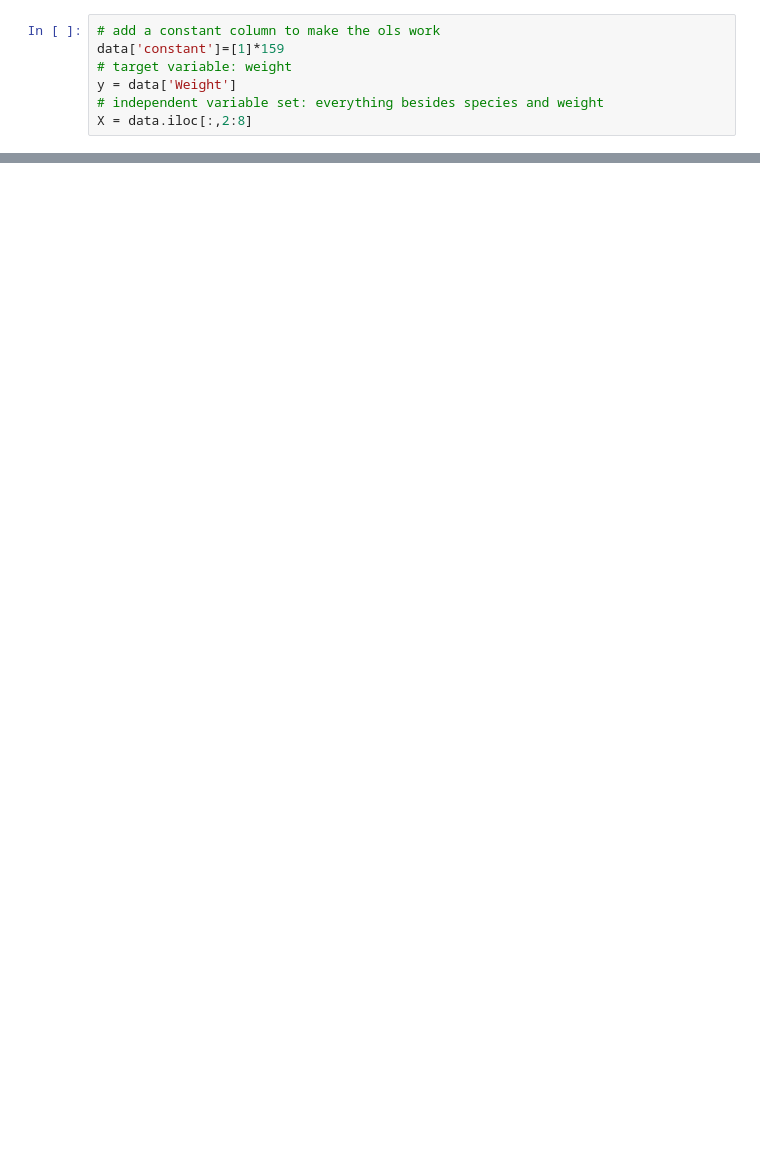
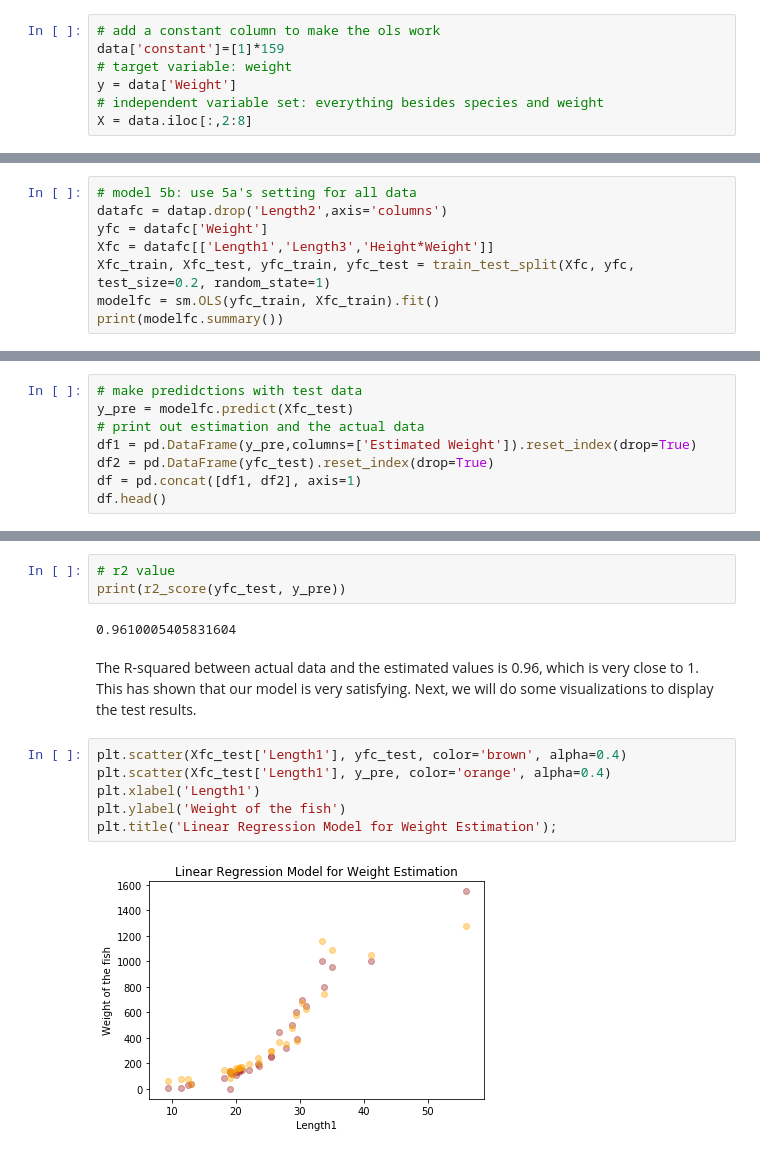
Before and after one commit to haitonglin/stats302, a Jupyter notebook: fish market data analysis/Midterm_fish_market.ipynb, the cells around one changed output, grey strips where cells are left out. Saved outputs shown, nothing was run; the diff lists cells and outputs as text; blank space fills up the shorter version.

```diff
--- a/fish market data analysis/Midterm_fish_market.ipynb
+++ b/fish market data analysis/Midterm_fish_market.ipynb
@@ -485,0 +403,8 @@ strong multicollinearity or other numerical problems.
+# %%
+# model 5b: use 5a's setting for all data
+datafc = datap.drop('Length2',axis='columns')
+yfc = datafc['Weight']
+Xfc = datafc[['Length1','Length3','Height*Weight']]
+Xfc_train, Xfc_test, yfc_train, yfc_test = train_test_split(Xfc, yfc, test_size=0.2, random_state=1)
+modelfc = sm.OLS(yfc_train, Xfc_train).fit()
+print(modelfc.summary())
@@ -485,0 +435,8 @@ strong multicollinearity or other numerical problems.
+# %%
+# make predidctions with test data
+y_pre = modelfc.predict(Xfc_test)
+# print out estimation and the actual data
+df1 = pd.DataFrame(y_pre,columns=['Estimated Weight']).reset_index(drop=True)
+df2 = pd.DataFrame(yfc_test).reset_index(drop=True)
+df = pd.concat([df1, df2], axis=1)
+df.head()
@@ -485,0 +450,15 @@ strong multicollinearity or other numerical problems.
+# %%
+# r2 value
+print(r2_score(yfc_test, y_pre))
+# %% [output]
+0.9610005405831604
+# %% [markdown]
+The R-squared between actual data and the estimated values is 0.96, which is very close to 1. This has shown that our model is very satisfying. Next, we will do some visualizations to display the test results.
+# %%
+plt.scatter(Xfc_test['Length1'], yfc_test, color='brown', alpha=0.4)
+plt.scatter(Xfc_test['Length1'], y_pre, color='orange', alpha=0.4)
+plt.xlabel('Length1')
+plt.ylabel('Weight of the fish')
+plt.title('Linear Regression Model for Weight Estimation');
+# %% [output]
+[figure, added]
```
Also changed, not shown: parts of 61 cells of this notebook.
